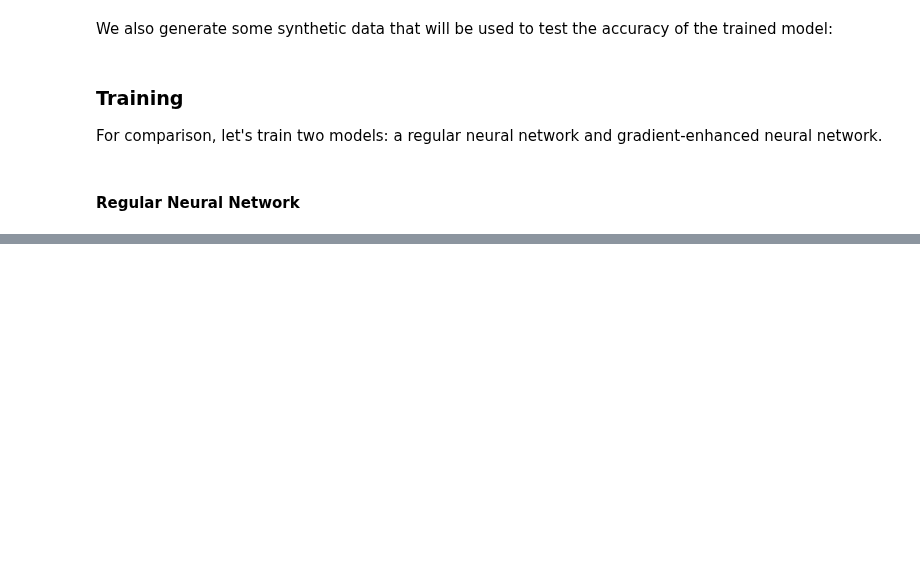
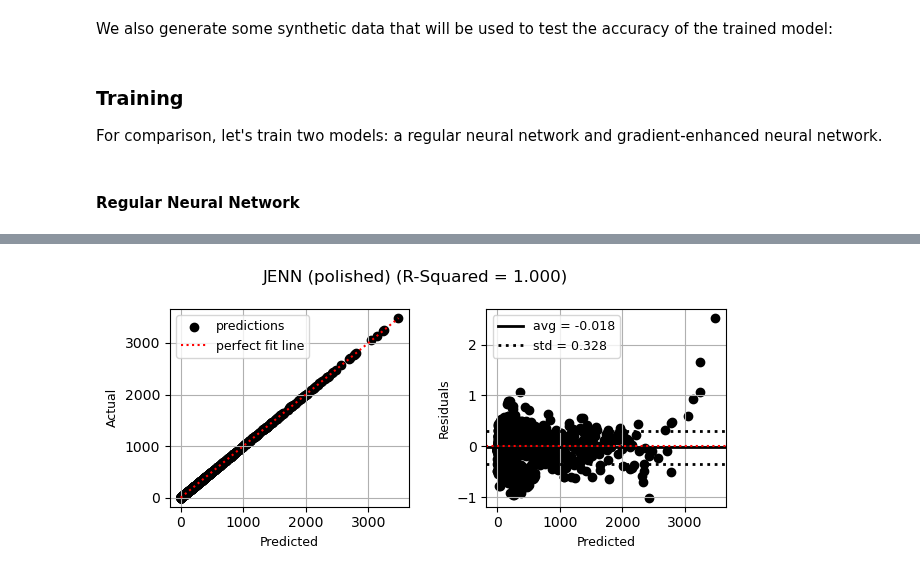
Before and after one commit to shb84/JENN, a Jupyter notebook: docs/examples/demo_4_rosenbrock.ipynb, the cells around one changed output, grey strips where cells are left out. Drawn from its saved outputs; the diff is of its cells as text; code cells hidden in the pictures; blank space fills up the shorter version.

```diff
--- a/docs/examples/demo_4_rosenbrock.ipynb
+++ b/docs/examples/demo_4_rosenbrock.ipynb
@@ -314,0 +223,16 @@ plot_contours(
+# %%
+nn_polished = deepcopy(nn_enhanced)  # to restart training without deleting previous model
+# %%
+%%time
+nn_polished.fit(
+    x=x_train,
+    y=y_train,
+    dydx=dydx_train,
+    alpha=1e-5,
+    lambd=1e-3,
+    gamma=1 + 1e3 * rbf(dydx_train, epsilon=0.1), # magnify near-zero partials
+    is_normalize=True,
+    max_iter=100_000,
+    random_state=RANDOM_SEED,
+    is_warmstart=True
+)
@@ -314,0 +263,8 @@ plot_contours(
+# %%
+plot.goodness_of_fit(
+    y_true=y_test,
+    y_pred=nn_polished.predict(x_test),
+    title="JENN (polished)"
+)
+# %% [output]
+[figure, added]
```
Also changed, not shown: parts of 43 cells of this notebook, 6 other files.
